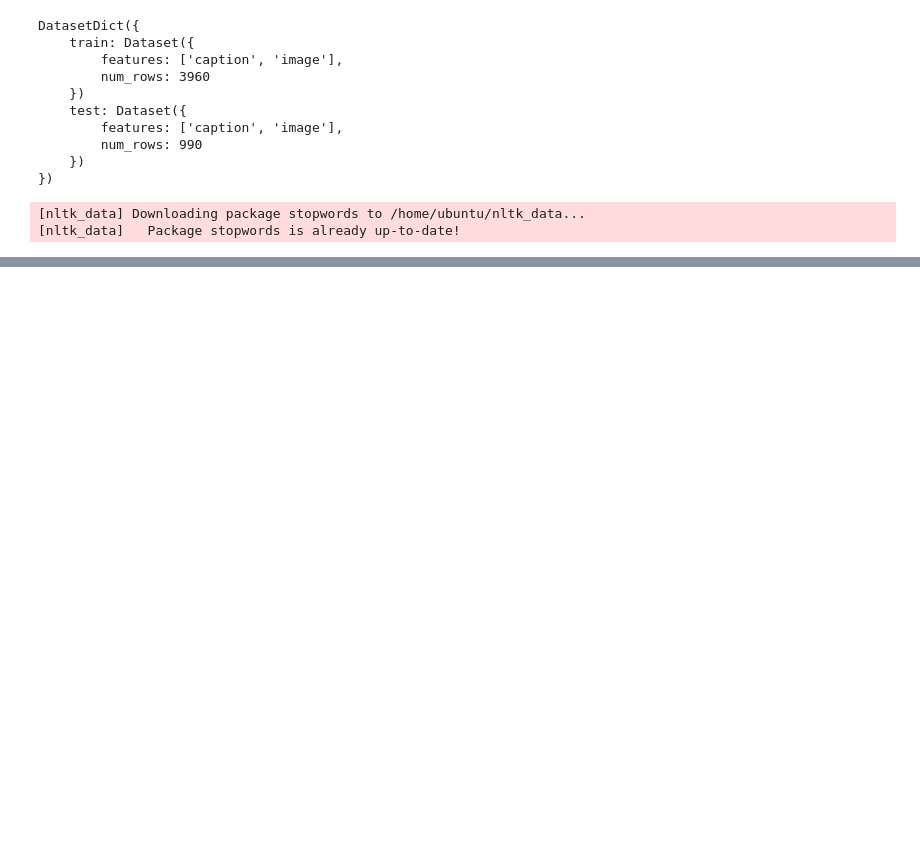
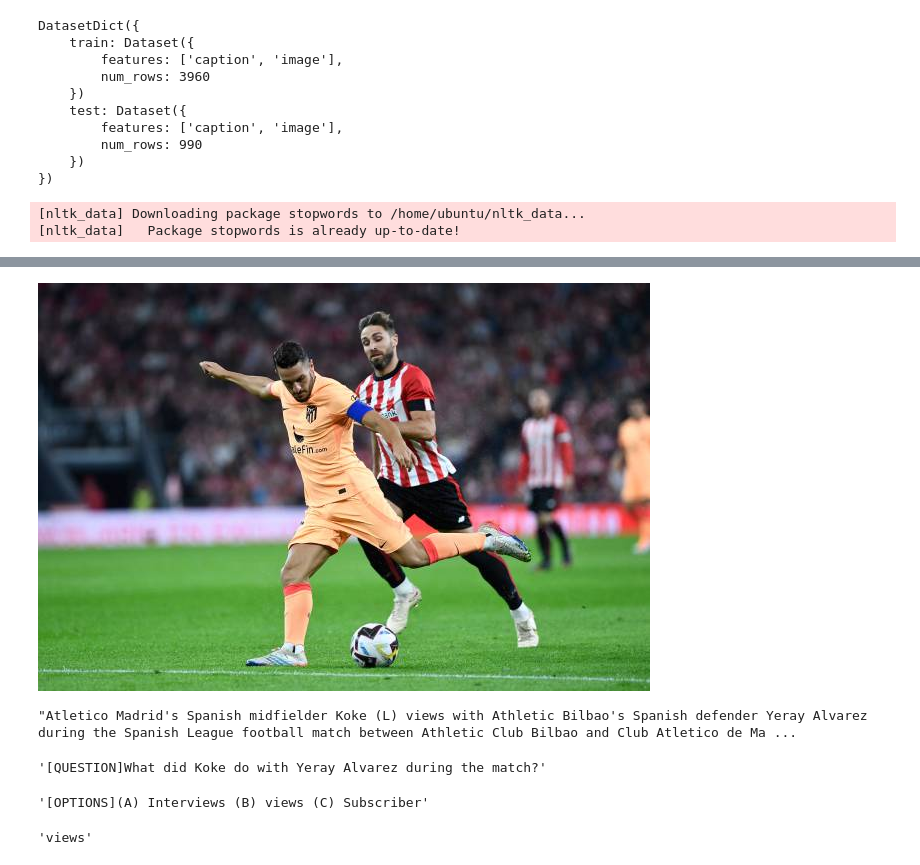
Before and after one commit to TheMrguiller/MUCSI_Modal, a Jupyter notebook: preprocessing/BilbaoQA.ipynb, the cells around one changed output, grey strips where cells are left out. Cells and saved outputs as stored; diff of their text form; code cells hidden in the pictures; blank space fills up the shorter version.

```diff
--- a/preprocessing/BilbaoQA.ipynb
+++ b/preprocessing/BilbaoQA.ipynb
@@ -181,7 +192,7 @@ mcq = MCQ()
 def reoorganize_data(data):
 
     mcq_output=mcq.generate_MCQ(data["caption"])
-    if mcq_output["question"] is not "":
+    if mcq_output["question"] !="":
         data["question"]= "[QUESTION]"+ mcq_output["question"]
         options=mcq_output["options"]
         options.append(mcq_output["answer"])
@@ -226,0 +253,20 @@ dd.push_to_hub("TheMrguiller/BilbaoQA")
+# %%
+dd["train"]["image"][0]
+# %% [output]
+[figure, added]
+# %%
+dd["train"]["caption"][0]
+# %% [output]
+"Atletico Madrid's Spanish midfielder Koke (L) views with Athletic Bilbao's Spanish defender Yeray Alvarez during the Spanish League football match between Athletic Club Bilbao and Club Atletico de Ma ...
+# %%
+dd["train"]["question"][0]
+# %% [output]
+'[QUESTION]What did Koke do with Yeray Alvarez during the match?'
+# %%
+dd["train"]["choices"][0]
+# %% [output]
+'[OPTIONS](A) Interviews (B) views (C) Subscriber'
+# %%
+dd["train"]["answer"][0]
+# %% [output]
+'views'
```
Also changed, not shown: parts of 12 cells of this notebook, 3 other files.
